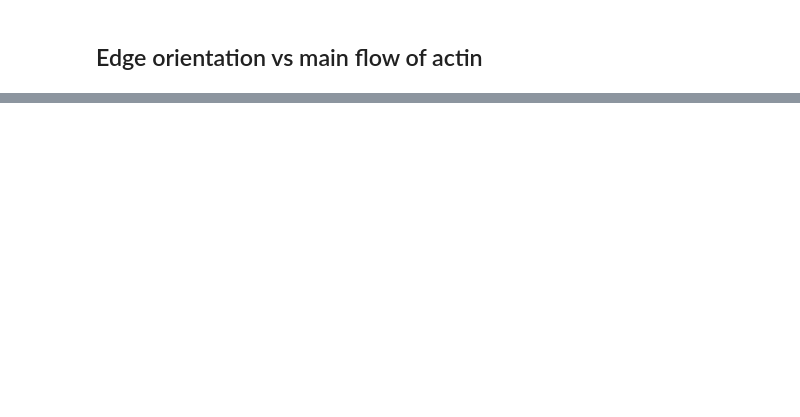
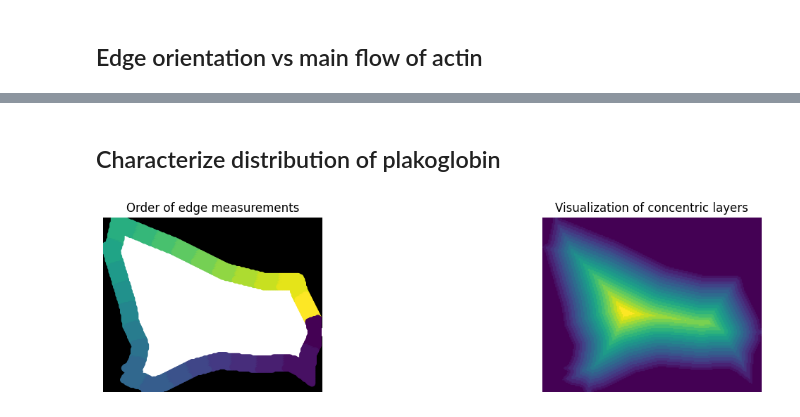
Before and after one commit to sahana9774/2022_Sahana, a Jupyter notebook: code/221130_visualize_cell.ipynb, the cells around one changed output, grey strips where cells are left out. Cells and saved outputs as stored; diff of their text form; code cells hidden in the pictures; blank space fills up the shorter version.

```diff
--- a/code/221130_visualize_cell.ipynb
+++ b/code/221130_visualize_cell.ipynb
@@ -250,0 +310,33 @@ plt.show()
+# %% [markdown]
+## Characterize distribution of plakoglobin
+# %%
+fig,axes = plt.subplots(1,2,figsize=(15,3))
+
+axes[0].imshow(cell.image,cmap=cm.gray)
+axes[0].scatter(points_df.y,points_df.x,c=cmap(points_df.set))
+axes[0].set_title('Order of edge measurements')
+
+layer_num = 20
+
+# generate distance transform
+cell_shape = cell.image
+dist = distance_transform_edt(cell_shape)
+
+# digitize distance transform
+step = np.max(dist)/layer_num
+
+for n in range(layer_num):
+
+    dist[(dist>(n*step)) & (dist<=((n+1)*step))] = n+1
+
+axes[1].imshow(dist)
+axes[1].set_title('Visualization of concentric layers')
+
+
+for a in axes:
+    a.set_axis_off()
+
+plt.tight_layout()
+plt.show()
+# %% [output]
+[figure, added]
```
Also changed, not shown: parts of 12 cells of this notebook, 10 other files.
